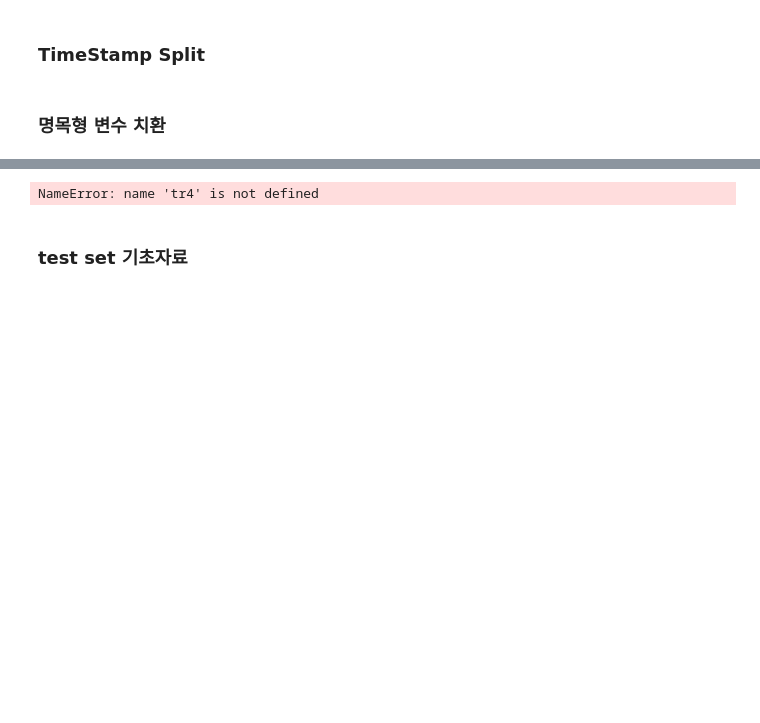
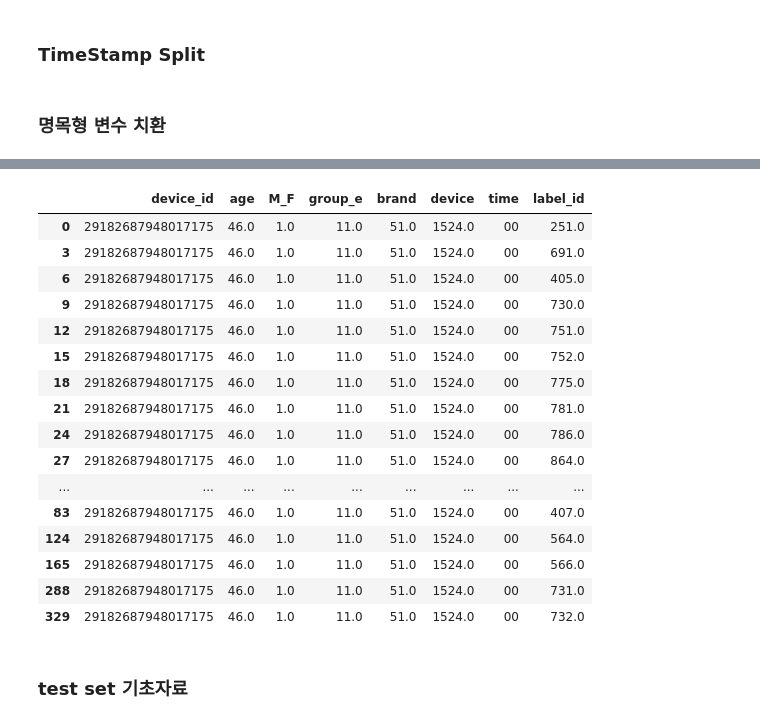
Before and after one commit to kinforkellie/talkingdata, a Jupyter notebook: 0816_variable editing.ipynb, the cells around one changed output, grey strips where cells are left out. Drawn from its saved outputs; the diff is of its cells as text; code cells hidden in the pictures; blank space fills up the shorter version.

```diff
--- a/0816_variable editing.ipynb
+++ b/0816_variable editing.ipynb
@@ -69,3 +87,5 @@ train_tmp = pd.merge(gender_age_train, phone_brand_device_model, on = 'device_id
 # %%
-train_tmp = train_tmp[['device_id', 'age', 'M_F', 'group_e', 'brand', 'device', 'event_id', 'time']]
+tmp = tmp[['device_id', 'age', 'M_F', 'group_e', 'brand', 'device', 'event_id', 'time']]
+# %%
+tmp = pd.merge(tmp, labels, how='left', on='event_id')
 # %%
@@ -96,7 +93,27 @@ del tr1, tr2, tr3
-# %%
-tr4.head()
-# %% [output]
-NameError: name 'tr4' is not defined
+# %%
+tmp = tmp[['device_id', 'age', 'M_F', 'group_e', 'brand', 'device', 'time', 'label_id']]
+# %%
+tmp = tmp.drop_duplicates(subset=['label_id'], keep='first')
+# %%
+tmp.head(20)
+# %% [output]
+|  | device_id | age | M_F | group_e | brand | device | time | label_id |
+| 0 | 29182687948017175 | 46.0 | 1.0 | 11.0 | 51.0 | 1524.0 | 00 | 251.0 |
+| 3 | 29182687948017175 | 46.0 | 1.0 | 11.0 | 51.0 | 1524.0 | 00 | 691.0 |
+| 6 | 29182687948017175 | 46.0 | 1.0 | 11.0 | 51.0 | 1524.0 | 00 | 405.0 |
+| 9 | 29182687948017175 | 46.0 | 1.0 | 11.0 | 51.0 | 1524.0 | 00 | 730.0 |
+| 12 | 29182687948017175 | 46.0 | 1.0 | 11.0 | 51.0 | 1524.0 | 00 | 751.0 |
+| 15 | 29182687948017175 | 46.0 | 1.0 | 11.0 | 51.0 | 1524.0 | 00 | 752.0 |
+| 18 | 29182687948017175 | 46.0 | 1.0 | 11.0 | 51.0 | 1524.0 | 00 | 775.0 |
+| 21 | 29182687948017175 | 46.0 | 1.0 | 11.0 | 51.0 | 1524.0 | 00 | 781.0 |
+| 24 | 29182687948017175 | 46.0 | 1.0 | 11.0 | 51.0 | 1524.0 | 00 | 786.0 |
+| 27 | 29182687948017175 | 46.0 | 1.0 | 11.0 | 51.0 | 1524.0 | 00 | 864.0 |
+| ... | ... | ... | ... | ... | ... | ... | ... | ... |
+| 83 | 29182687948017175 | 46.0 | 1.0 | 11.0 | 51.0 | 1524.0 | 00 | 407.0 |
+| 124 | 29182687948017175 | 46.0 | 1.0 | 11.0 | 51.0 | 1524.0 | 00 | 564.0 |
+| 165 | 29182687948017175 | 46.0 | 1.0 | 11.0 | 51.0 | 1524.0 | 00 | 566.0 |
+| 288 | 29182687948017175 | 46.0 | 1.0 | 11.0 | 51.0 | 1524.0 | 00 | 731.0 |
+| 329 | 29182687948017175 | 46.0 | 1.0 | 11.0 | 51.0 | 1524.0 | 00 | 732.0 |
 # %% [markdown]
 ### test set 기초자료
 # %%
```
Also changed, not shown: parts of 19 cells of this notebook.
